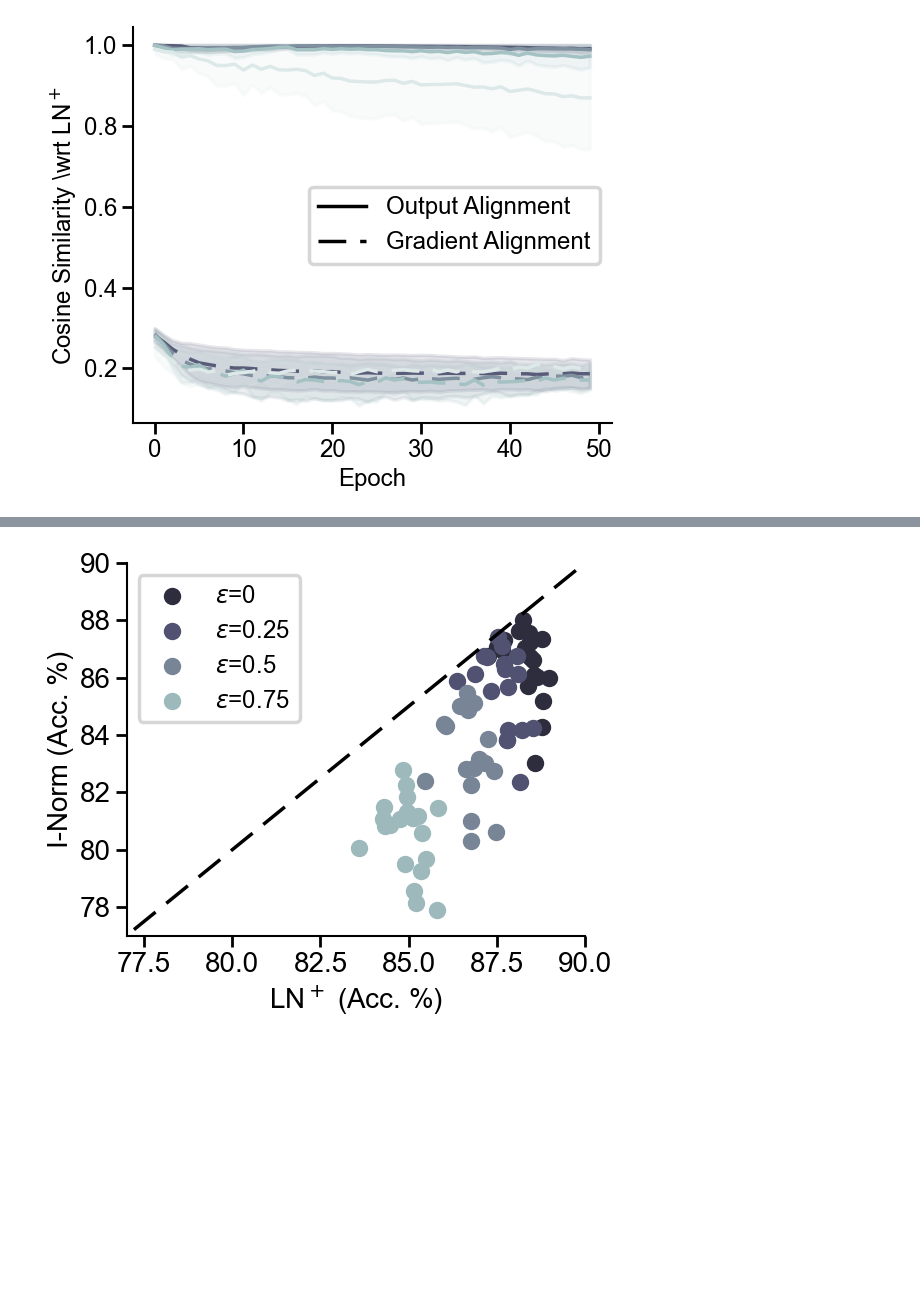
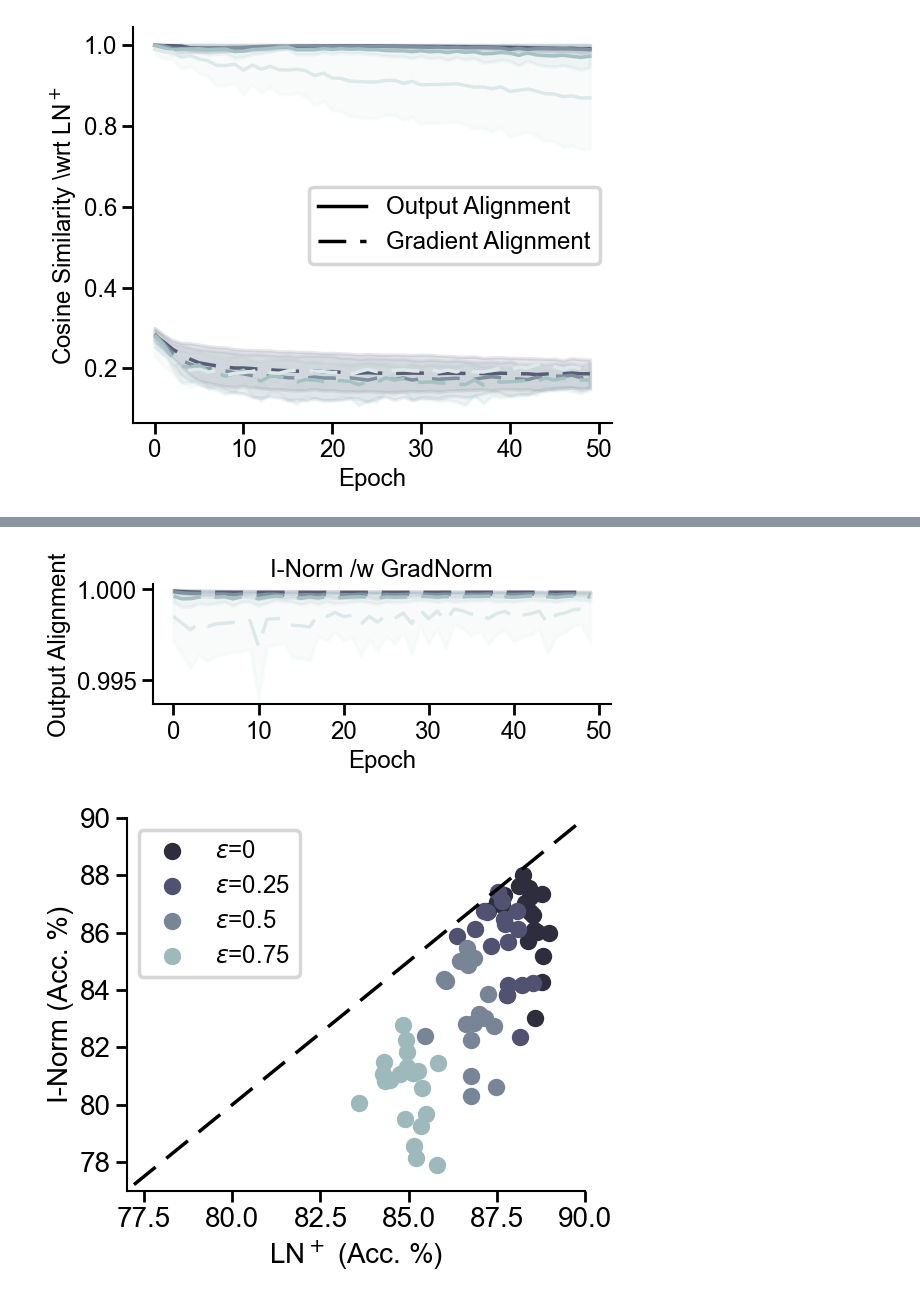
Before and after one commit to RoyHEyono/HomeostaticDANN, a Jupyter notebook: models/dense_mnist_task/figure_notebooks/fig3.ipynb, the cells around one changed output, grey strips where cells are left out. Drawn from its saved outputs; the diff is of its cells as text; code cells hidden in the pictures; blank space fills up the shorter version.

```diff
--- a/models/dense_mnist_task/figure_notebooks/fig3.ipynb
+++ b/models/dense_mnist_task/figure_notebooks/fig3.ipynb
@@ -246,0 +249,97 @@ gradient_alignment_ - 0.75 - fc1 - 50
+# %%
+import matplotlib.pyplot as plt
+import numpy as np
+from matplotlib.ticker import ScalarFormatter
+from matplotlib import cm, colors, lines
+
+# Truncate colormap
+def truncate_colormap(cmap, minval=0.0, maxval=0.85, n=100):
+    return colors.LinearSegmentedColormap.from_list(
+        f'trunc({cmap.name},{minval:.2f},{maxval:.2f})',
+        cmap(np.linspace(minval, maxval, n))
+    )
+
+# Setup
+brightness_factors = [0, 0.25, 0.5, 0.75]
+alignment_prefix = 'output_alignment_'
+layers_to_average = ["fc0", "fc1"]
+
+# Colormap for brightness
+trunc_bone = truncate_colormap(cm.get_cmap('bone'), 0.4, 0.9)
+norm = colors.Normalize(vmin=min(brightness_factors), vmax=max(brightness_factors))
+scalar_map = cm.ScalarMappable(norm=norm, cmap=trunc_bone)
+
+# Plot
+fig, ax = plt.subplots(figsize=(6,2.5))
+
+for bright in brightness_factors:
+    color = trunc_bone(norm(bright))
+    all_layer_data = []
+
+    for layer in layers_to_average:
+        runs = fetch_runs(
+            api,
+            entity='project_danns',
+            project_name='Luminosity_LNHomeostasis',
+            filters={
+                "config.dataset": "fashionmnist",
+                "config.brightness_factor": bright,
+                "config.homeostasis": 1,
+                "config.normtype": 0,
+                "config.normtype_detach": 0,
+                "config.excitation_training": 1,
+                "config.layer_norm": None,
+                "config.use_testset": True,
+                "config.ln_feedback": 'full',
+                "config.lambda_homeo": 0.01,
+            },
+            order="-summary_metrics.test_acc"
+        )
+
+        layer_histories = []
+        for run in runs:
+            hist = run.history(samples=5000000, keys=[f"{alignment_prefix}{layer}"])
+            if f"{alignment_prefix}{layer}" in hist:
+                values = hist[f"{alignment_prefix}{layer}"].astype(float).values
+                if not np.any(np.isnan(values)):
+                    layer_histories.append(values)
+
+        if layer_histories:
+            min_len = min(len(arr) for arr in layer_histories)
+            print(f'{alignment_prefix} - {bright} - {layer} - {min_len}')
+            truncated = [arr[:min_len] for arr in layer_histories]
+            stacked = np.stack(truncated)
+            all_layer_data.append(stacked)
+
+    if all_layer_data:
+        all_layer_data = np.stack(all_layer_data)  # [2, num_runs, T]
+        mean_per_layer = np.mean(all_layer_data, axis=1)  # [2, T]
+        avg_across_layers = np.mean(mean_per_layer, axis=0)
+        std_across_layers = np.std(mean_per_layer, axis=0)
+
+        ax.plot(avg_across_layers, color=color, linestyle='dashed')
+        ax.fill_between(
+            range(len(avg_across_layers)),
+            avg_across_layers - std_across_layers,
+            avg_across_layers + std_across_layers,
+            alpha=0.15,
+            color=color
+        )
+
+# Axis formatting
+ax.set_title("I-Norm /w GradNorm")
+ax.set_xlabel("Epoch")
+ax.set_ylabel("Output Alignment")
+ax.yaxis.set_major_formatter(ScalarFormatter())
+
+# Colorbar for brightness levels
+# cbar = plt.colorbar(scalar_map, ax=ax, orientation='vertical', pad=0.02)
+# cbar.set_label('Brightness Factor')
+
+# # Only one legend entry for dashed line
+# legend_line = lines.Line2D([], [], color='black', linestyle='dashed', label='Gradient Alignment')
+# ax.legend(handles=[legend_line], loc='center right', title="Line Type")
+
+plt.tight_layout()
+plt.savefig("figure3d1b.svg", format="svg")
+# %% [output]
@@ -247,3 +354,4 @@ gradient_alignment_ - 0.75 - fc1 - 50
+[figure, added]
 # %%
 fig, ax = plt.subplots(figsize=(6,5))
 
```
Also changed, not shown: parts of 3 cells of this notebook, 3 other files.
